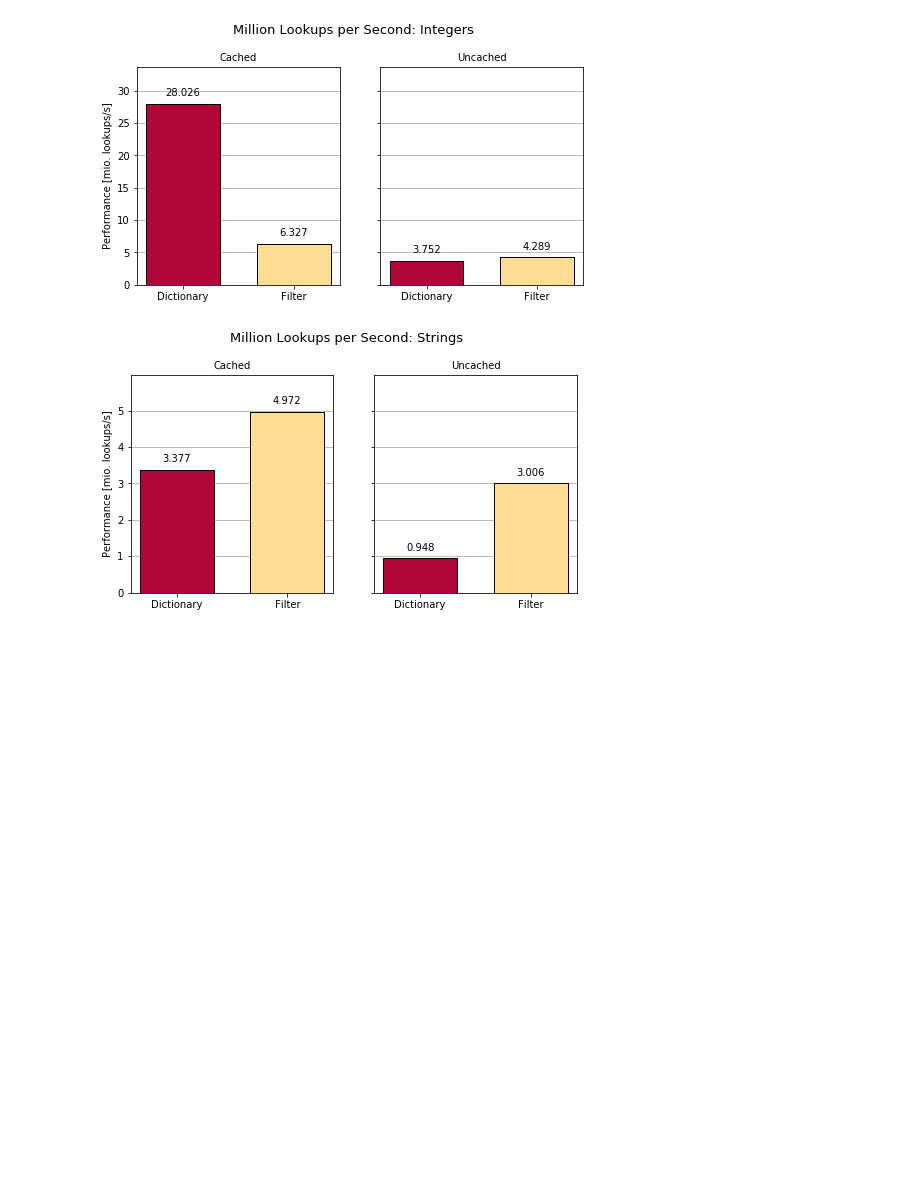
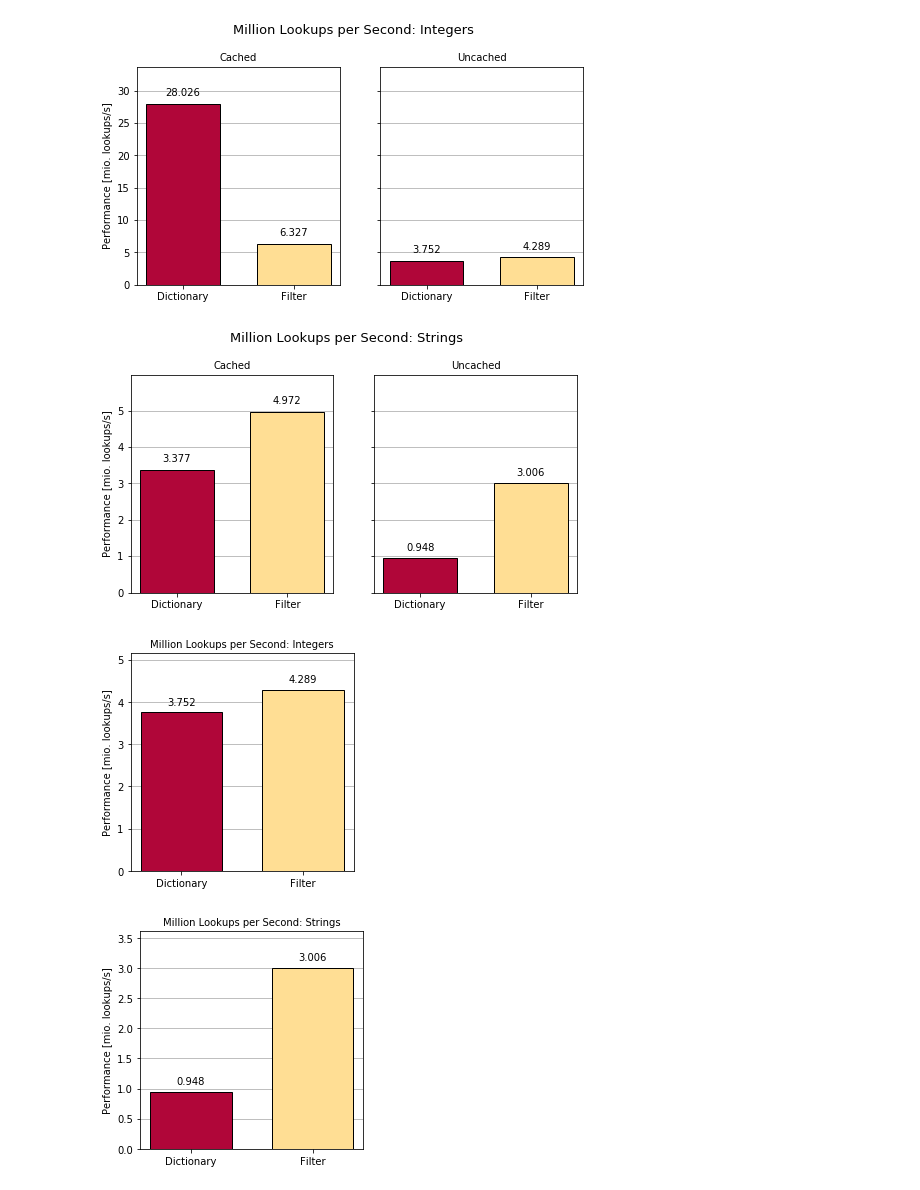
Before and after one commit to ArneMayer/MasterarbeitJupyter, a Jupyter notebook: Data Structure Query Performance.ipynb, the cells around one changed output. Cells and saved outputs as stored; diff of their text form; code cells hidden in the pictures; blank space fills up the shorter version.

```diff
--- a/Data Structure Query Performance.ipynb
+++ b/Data Structure Query Performance.ipynb
@@ -123,6 +177,11 @@ def barplot(data_type):
 # %%
 barplot("int")
 barplot("string")
+
+barplot_uncached("int")
+barplot_uncached("string")
 # %% [output]
 [figure]
 [figure]
+[figure, added]
+[figure, added]
```
Also changed, not shown: parts of 1 cell of this notebook.
